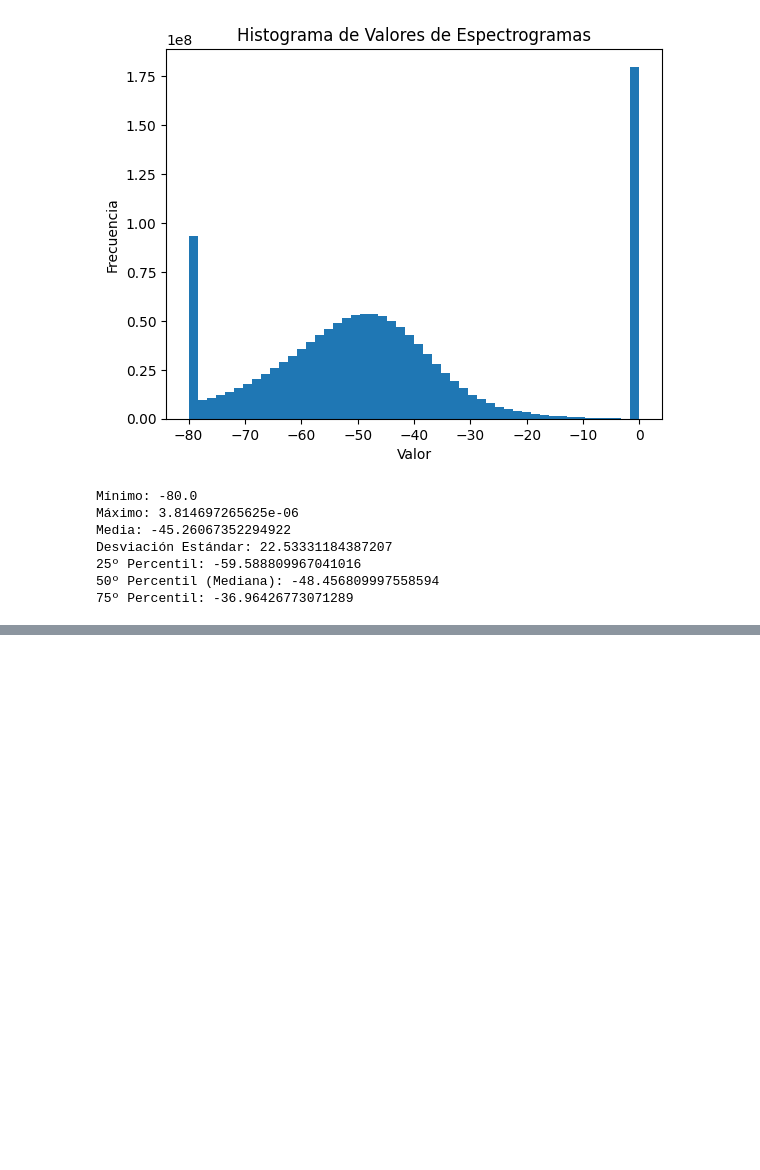
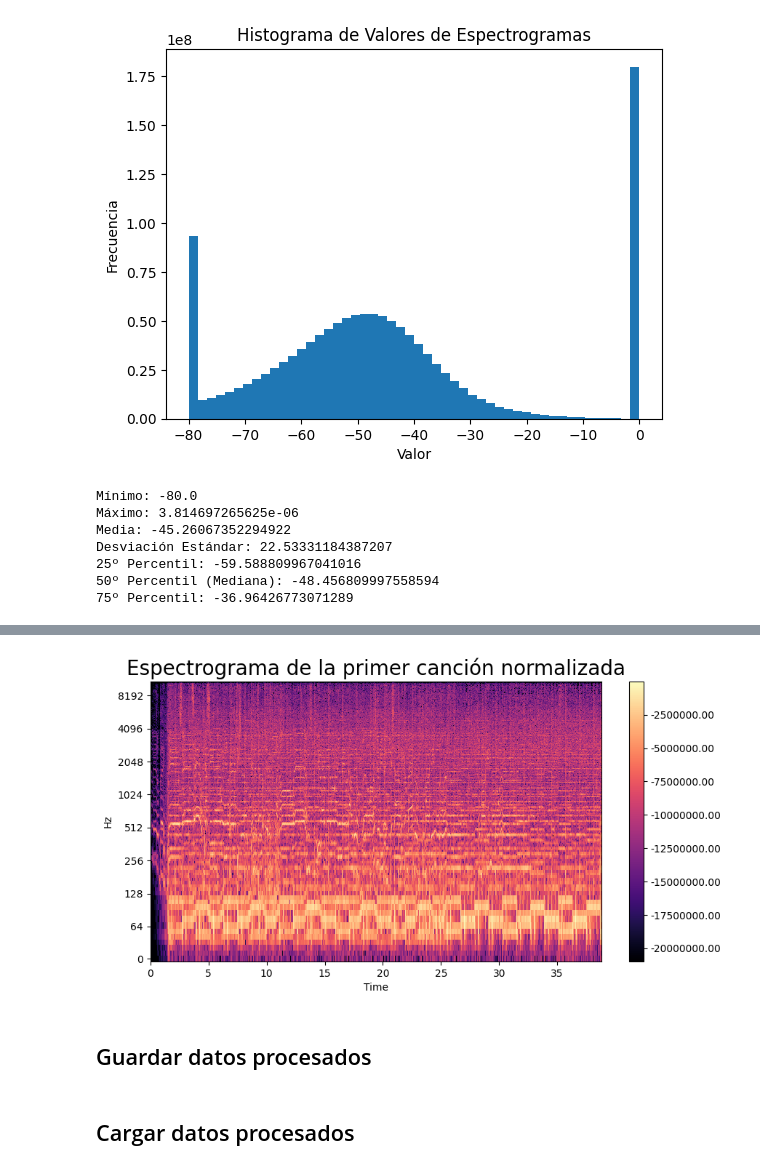
Before and after one commit to Leodna/mer, a Jupyter notebook: notebooks/cnn_1.ipynb, the cells around one changed output, grey strips where cells are left out. Cells and saved outputs as stored; diff of their text form; code cells hidden in the pictures; blank space fills up the shorter version.

```diff
--- a/notebooks/cnn_1.ipynb
+++ b/notebooks/cnn_1.ipynb
@@ -172,5 +170,22 @@ plt.show()
+# %%
+# Graficar el espectrograma de la primer canción pero normalizada
+espectrograma_normalizado = np.squeeze(X_train_norm[1])
+# Visualizar el espectrograma normalizado
+fig,ax = plt.subplots(figsize=(10,5))
+
+img = librosa.display.specshow(espectrograma_normalizado,
+                               x_axis='time',
+                               y_axis='log',
+                               ax=ax)
+ax.set_title('Espectrograma de la primer canción normalizada',fontsize=(20))
+fig.colorbar(img, ax=ax, format=f'%0.2f')
+plt.show()
+# %% [output]
+[figure, added]
 # %%
 # Normalizar los datos
 X_train = X_train_norm
 X_val = X_val_norm
 X_test = X_test_norm
+# %% [markdown]
+## Guardar datos procesados
@@ -176,0 +205,2 @@ X_test = X_test_norm
+# %% [markdown]
+## Cargar datos procesados
```
Also changed, not shown: parts of 12 cells of this notebook.
